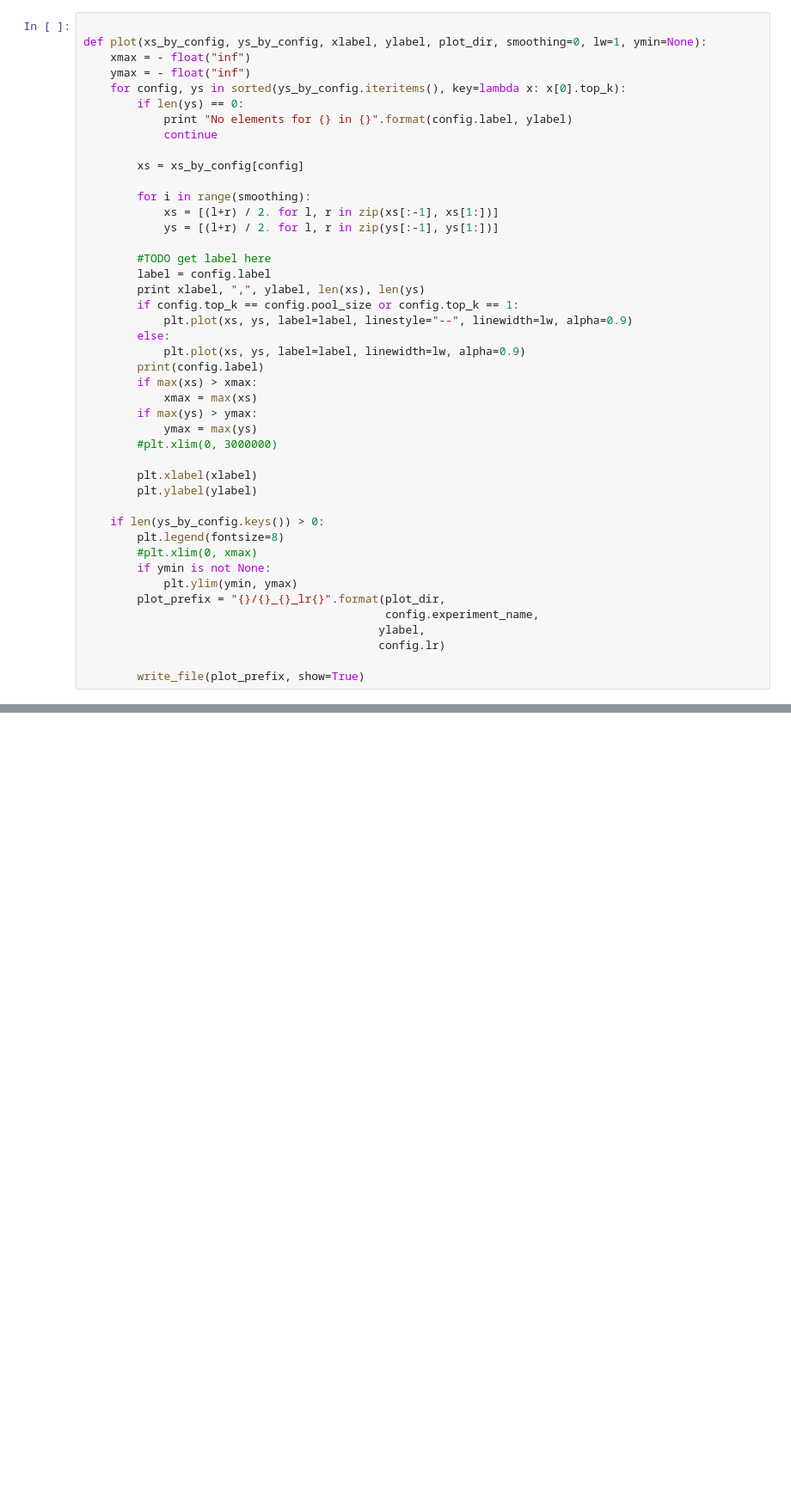
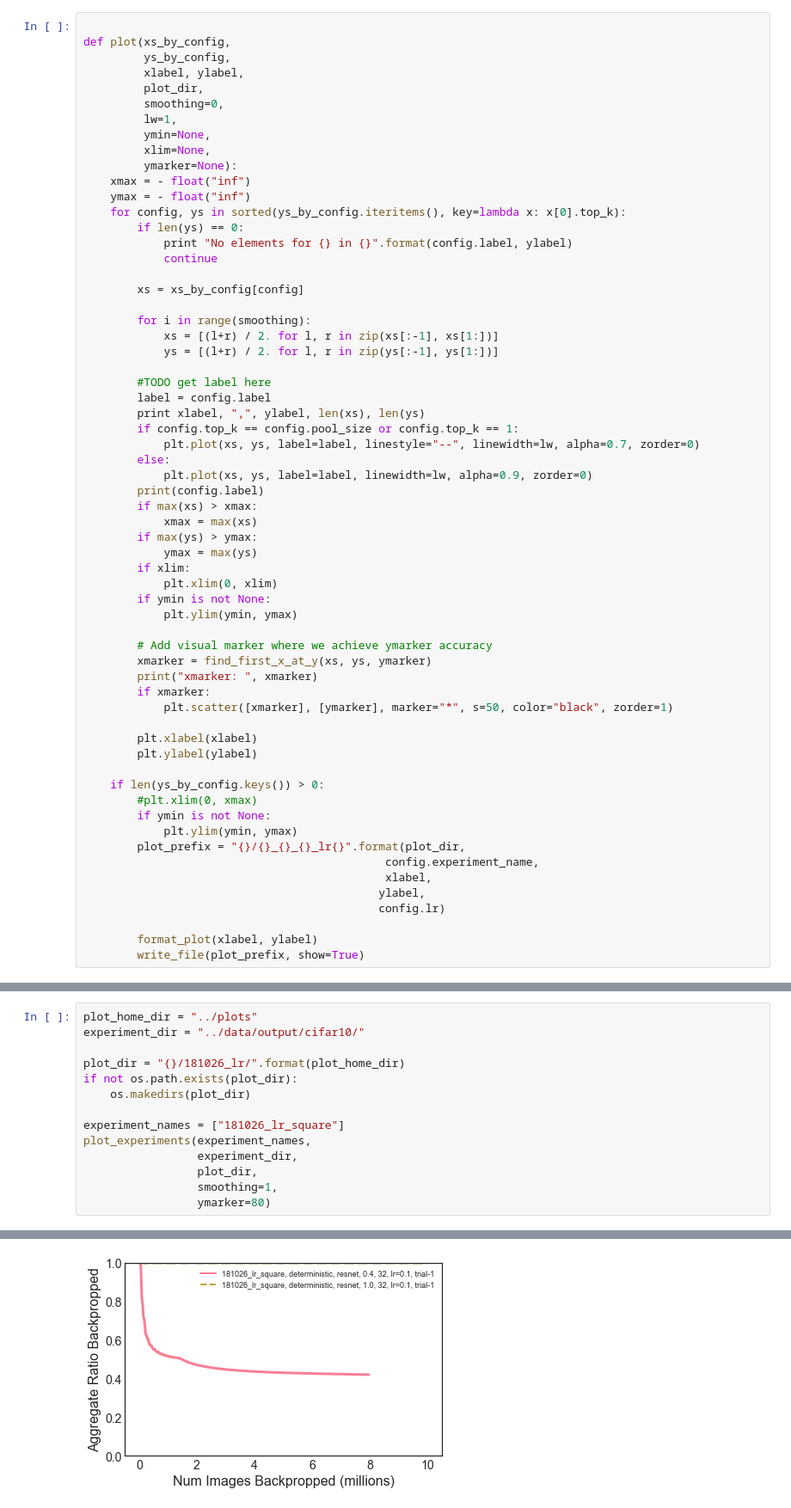
Before and after one commit to angelajiang/bias-in-datasets, a Jupyter notebook: active_learning/ipython/Attribution of Accuracy.ipynb, the cells around one changed output, grey strips where cells are left out. Shown at 86% size. Cells and saved outputs as stored; diff of their text form; blank space fills up the shorter version.

```diff
--- a/active_learning/ipython/Attribution of Accuracy.ipynb
+++ b/active_learning/ipython/Attribution of Accuracy.ipynb
@@ -156,6 +183,14 @@ def write_file(plot_file_prefix, show=False):
 # %%
 
-def plot(xs_by_config, ys_by_config, xlabel, ylabel, plot_dir, smoothing=0, lw=1, ymin=None):
+def plot(xs_by_config,
+         ys_by_config,
+         xlabel, ylabel,
+         plot_dir,
+         smoothing=0,
+         lw=1,
+         ymin=None,
+         xlim=None,
+         ymarker=None):
     xmax = - float("inf")
     ymax = - float("inf")
     for config, ys in sorted(ys_by_config.iteritems(), key=lambda x: x[0].top_k):
@@ -173,28 +208,38 @@ def plot(xs_by_config, ys_by_config, xlabel, ylabel, plot_dir, smoothing=0, lw=1
         label = config.label
         print xlabel, ",", ylabel, len(xs), len(ys)
         if config.top_k == config.pool_size or config.top_k == 1:
-            plt.plot(xs, ys, label=label, linestyle="--", linewidth=lw, alpha=0.9)
+            plt.plot(xs, ys, label=label, linestyle="--", linewidth=lw, alpha=0.7, zorder=0)
         else:
-            plt.plot(xs, ys, label=label, linewidth=lw, alpha=0.9)
+            plt.plot(xs, ys, label=label, linewidth=lw, alpha=0.9, zorder=0)
         print(config.label)
         if max(xs) > xmax:
             xmax = max(xs)
         if max(ys) > ymax:
             ymax = max(ys)
-        #plt.xlim(0, 3000000)
+        if xlim:
+            plt.xlim(0, xlim)
+        if ymin is not None:
+            plt.ylim(ymin, ymax)
+
+        # Add visual marker where we achieve ymarker accuracy
+        xmarker = find_first_x_at_y(xs, ys, ymarker)
+        print("xmarker: ", xmarker)
+        if xmarker:
+            plt.scatter([xmarker], [ymarker], marker="*", s=50, color="black", zorder=1)
 
         plt.xlabel(xlabel)
         plt.ylabel(ylabel)
 
     if len(ys_by_config.keys()) > 0:
-        plt.legend(fontsize=8)
         #plt.xlim(0, xmax)
         if ymin is not None:
             plt.ylim(ymin, ymax)
-        plot_prefix = "{}/{}_{}_lr{}".format(plot_dir,
+        plot_prefix = "{}/{}_{}_{}_lr{}".format(plot_dir,
                                              config.experiment_name,
+                                             xlabel,
                                             ylabel,
                                             config.lr)
 
+        format_plot(xlabel, ylabel)
         write_file(plot_prefix, show=True)
 # %%
@@ -318,0 +464,15 @@ Num Images Backpropped , Test Loss 6293 6293
+# %%
+plot_home_dir = "../plots"
+experiment_dir = "../data/output/cifar10/"
+
+plot_dir = "{}/181026_lr/".format(plot_home_dir)
+if not os.path.exists(plot_dir):
+    os.makedirs(plot_dir)
+
+experiment_names = ["181026_lr_square"]
+plot_experiments(experiment_names,
+                 experiment_dir,
+                 plot_dir,
+                 smoothing=1,
+                 ymarker=80)
+# %% [output]
@@ -318,0 +487 @@ Num Images Backpropped , Test Loss 6293 6293
+[figure, added]
```
Also changed, not shown: parts of 8 cells of this notebook, 4 other files.
